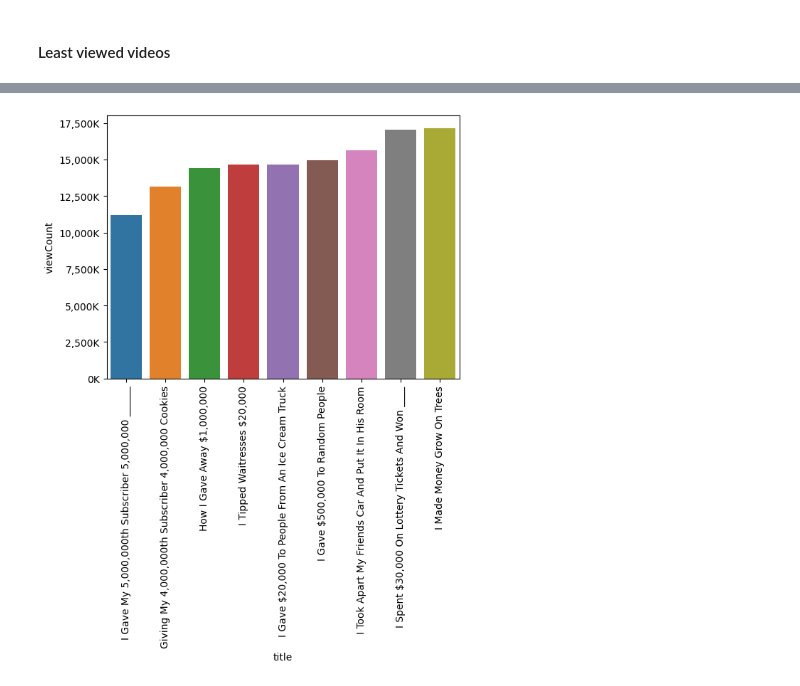
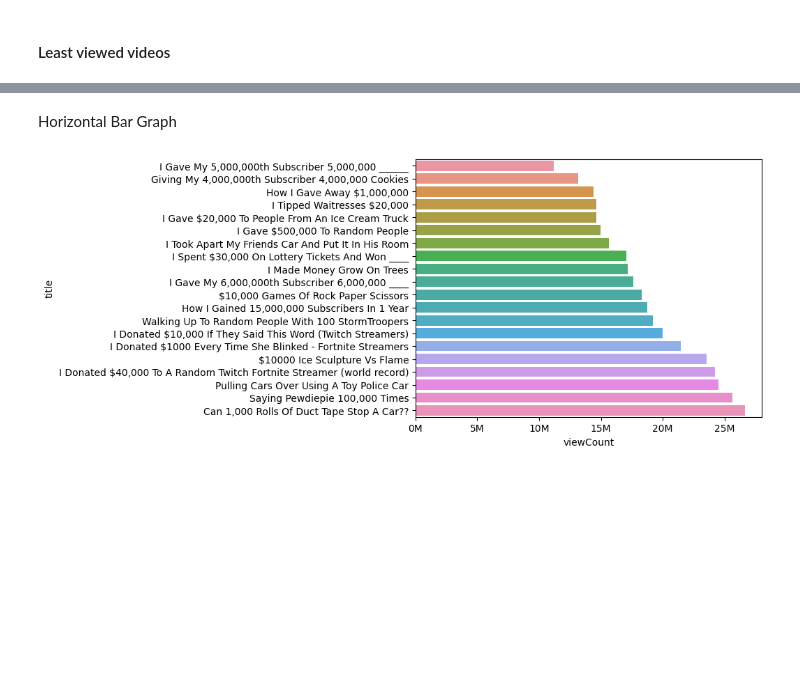
Before and after one commit to WackyChomp/youtube-analysis, a Jupyter notebook: 2-dataframe/youtube_analysis.ipynb, the cells around one changed output, grey strips where cells are left out. Cells and saved outputs as stored; diff of their text form; code cells hidden in the pictures; blank space fills up the shorter version.

```diff
--- a/2-dataframe/youtube_analysis.ipynb
+++ b/2-dataframe/youtube_analysis.ipynb
@@ -325,7 +338,13 @@ plt.show()
 # %%
-ax = sns.barplot(x='title', y='viewCount', data = video_df.sort_values('viewCount', ascending=True)[0:9])
+ax = sns.barplot(x='title', y='viewCount', data = video_df.sort_values('viewCount', ascending=True)[0:20])
 plot = ax.set_xticklabels(ax.get_xticklabels(), rotation=90)
-ax.yaxis.set_major_formatter(ticker.FuncFormatter(lambda x, pos:'{:,.0f}'.format(x/1000) + 'K'))
+ax.yaxis.set_major_formatter(ticker.FuncFormatter(lambda x, pos:'{:,.0f}'.format(x/1000000) + 'M'))
 plt.show()
-# %% [output]
-[figure, removed]
+# %% [markdown]
+<h7>Horizontal Bar Graph</h7>
+# %%
+ax1 = sns.barplot(x='viewCount', y='title', data=video_df.sort_values('viewCount', ascending=True)[0:20])
+ax1.xaxis.set_major_formatter(ticker.FuncFormatter(lambda y, pos:'{:,.0f}'.format(y/1000000) + 'M'))
+plt.show()
+# %% [output]
+[figure, added]
```
Also changed, not shown: parts of 9 cells of this notebook.
